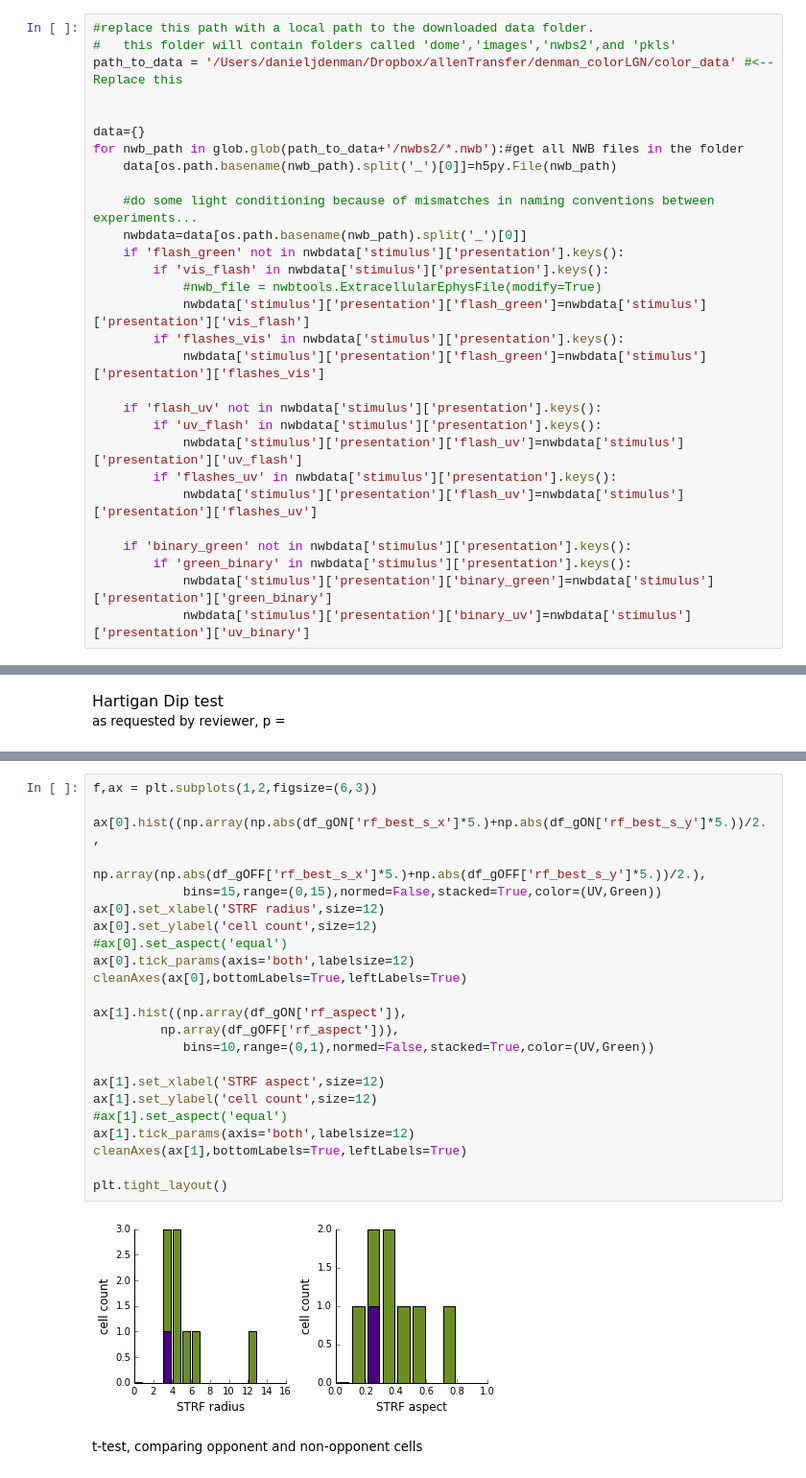
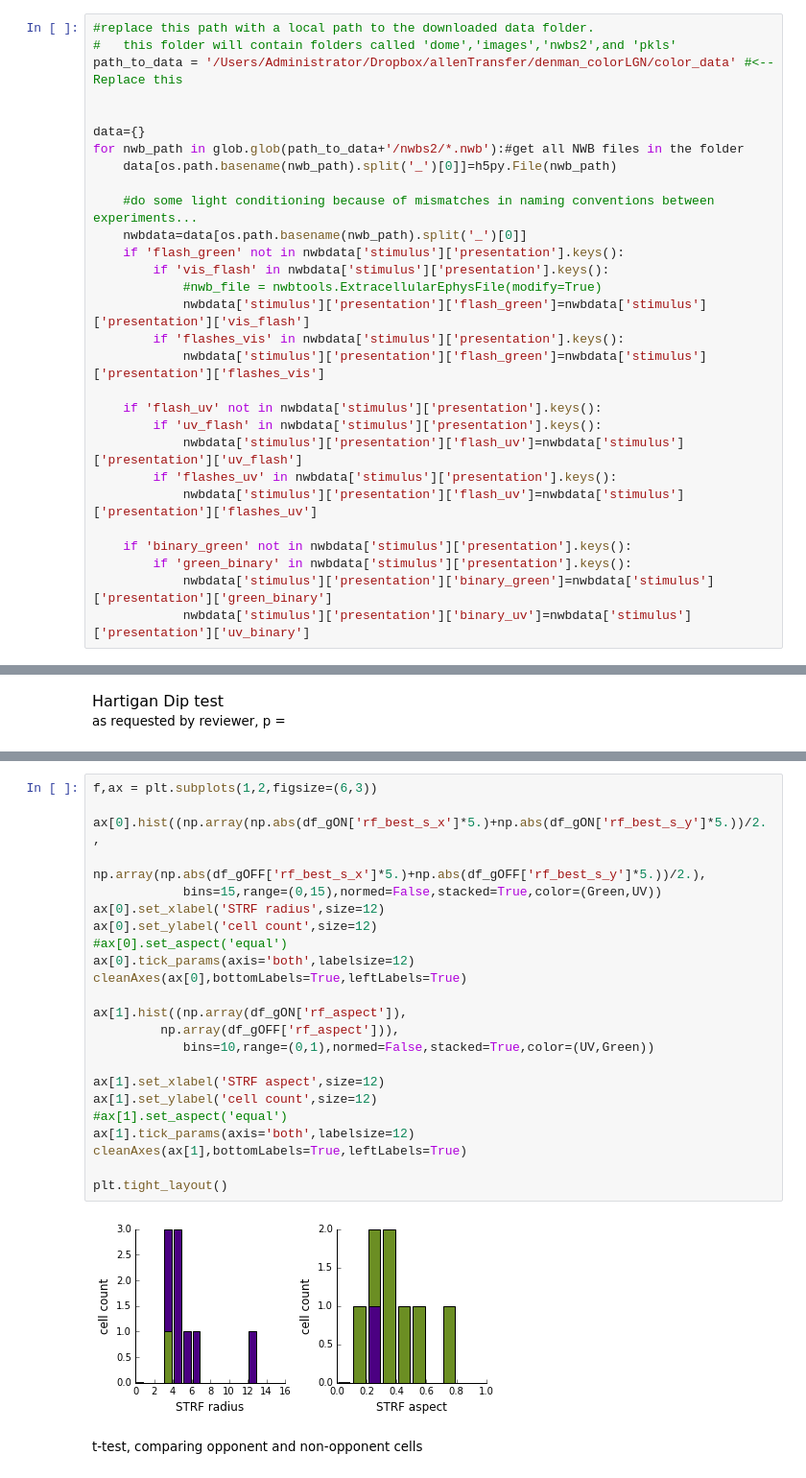
Before and after one commit to danieljdenman/mouse_chromatic, a Jupyter notebook: Denman2016_JNeurosci.ipynb, the cells around one changed output, grey strips where cells are left out. Shown at 96% size. Cells and saved outputs as stored; diff of their text form.

```diff
--- a/Denman2016_JNeurosci.ipynb
+++ b/Denman2016_JNeurosci.ipynb
@@ -64,7 +64,7 @@ from color_functions import * # functions writted by Daniel J. Denman for analys
 # %%
 #replace this path with a local path to the downloaded data folder.
 #   this folder will contain folders called 'dome','images','nwbs2',and 'pkls'
-path_to_data = '/Users/danieljdenman/Dropbox/allenTransfer/denman_colorLGN/color_data' #<-- Replace this
+path_to_data = '/Users/Administrator/Dropbox/allenTransfer/denman_colorLGN/color_data' #<-- Replace this
 
 
 data={}
@@ -1357,28 +1354,28 @@ array([ 0.        ,  0.04      ,  0.08      ,  0.16      ,  0.23999999,
 # %%
 f,ax = plt.subplots(1,2,figsize=(6,3))
 
 ax[0].hist((np.array(np.abs(df_gON['rf_best_s_x']*5.)+np.abs(df_gON['rf_best_s_y']*5.))/2.,
          np.array(np.abs(df_gOFF['rf_best_s_x']*5.)+np.abs(df_gOFF['rf_best_s_y']*5.))/2.),
-            bins=15,range=(0,15),normed=False,stacked=True,color=(UV,Green))
+            bins=15,range=(0,15),normed=False,stacked=True,color=(Green,UV))
 ax[0].set_xlabel('STRF radius',size=12)
 ax[0].set_ylabel('cell count',size=12)
 #ax[0].set_aspect('equal')
 ax[0].tick_params(axis='both',labelsize=12)
 cleanAxes(ax[0],bottomLabels=True,leftLabels=True)
 
 ax[1].hist((np.array(df_gON['rf_aspect']),
          np.array(df_gOFF['rf_aspect'])),
             bins=10,range=(0,1),normed=False,stacked=True,color=(UV,Green))
 
 ax[1].set_xlabel('STRF aspect',size=12)
 ax[1].set_ylabel('cell count',size=12)
 #ax[1].set_aspect('equal')
 ax[1].tick_params(axis='both',labelsize=12)
 cleanAxes(ax[1],bottomLabels=True,leftLabels=True)
 
 plt.tight_layout()
 # %% [output]
-[figure, old version]
+[figure, new version]
 # %% [markdown]
 <div style="font-size:10pt;color:#000000"> t-test, comparing opponent and non-opponent cells</div>
 # %%
```
Also changed, not shown: parts of 49 cells of this notebook, 2 other files.
